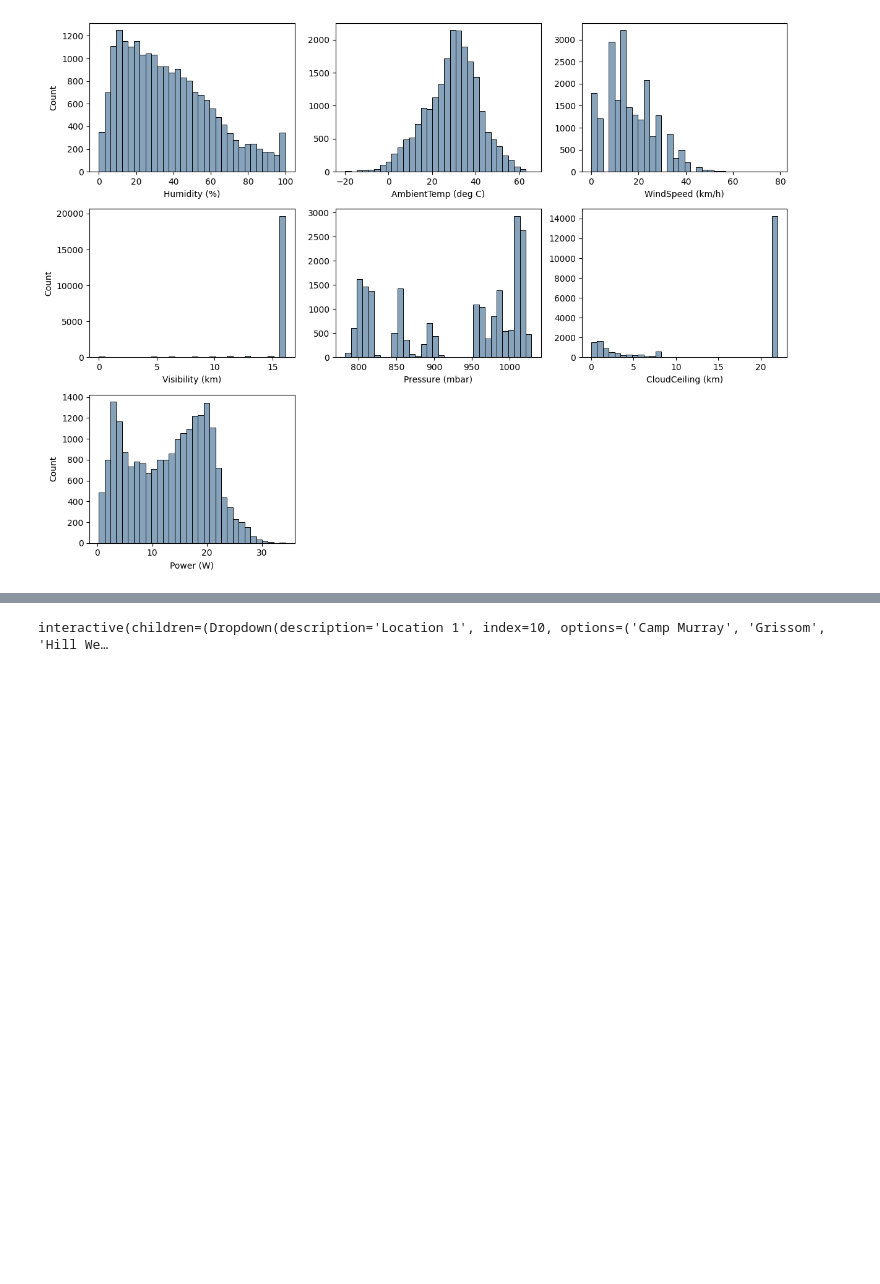
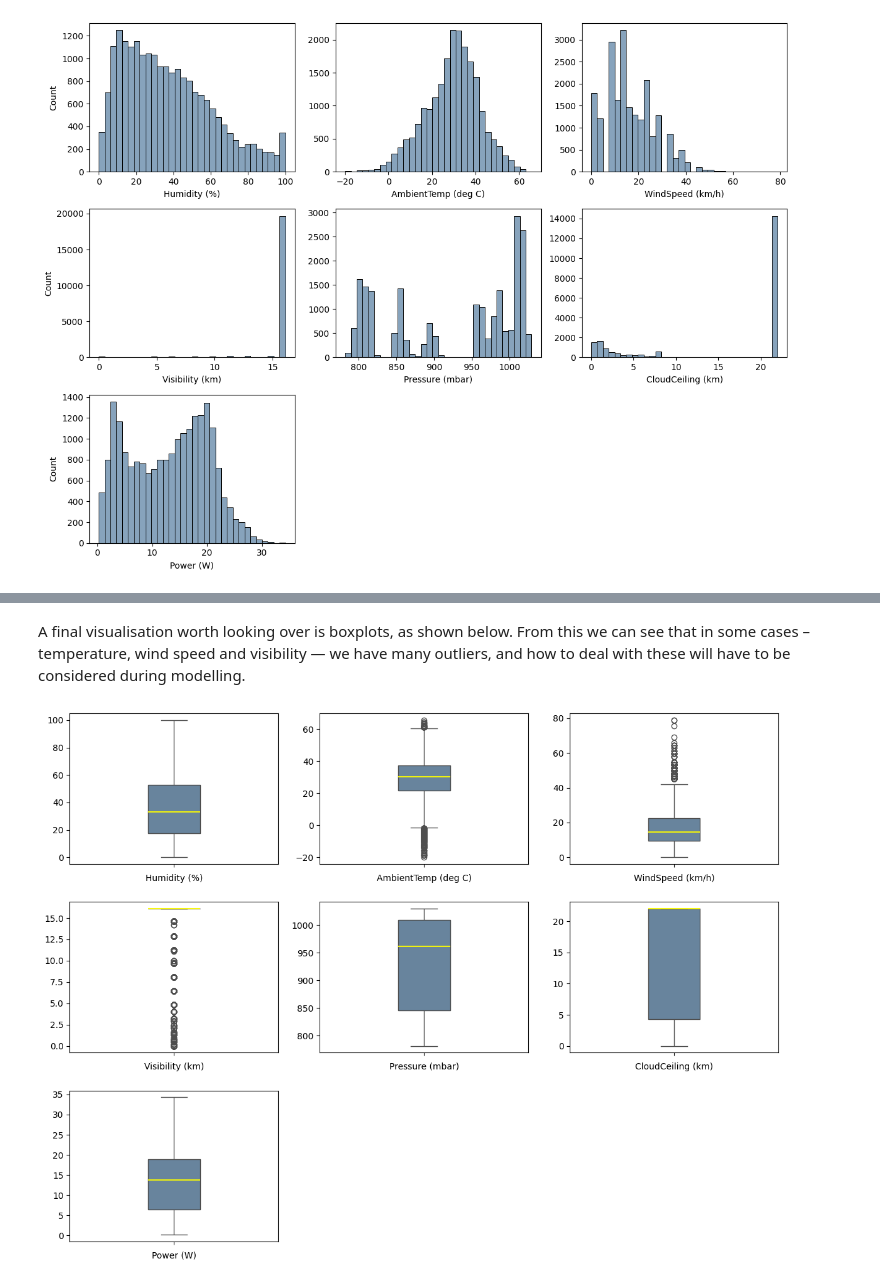
Before and after one commit to d-lazenby/solar-forecasting, a Jupyter notebook: eda_full.ipynb, the cells around one changed output, grey strips where cells are left out. Saved outputs shown, nothing was run; the diff lists cells and outputs as text; code cells hidden in the pictures; blank space fills up the shorter version.

```diff
--- a/eda_full.ipynb
+++ b/eda_full.ipynb
@@ -142,4 +119,6 @@ interactive(children=(Dropdown(description='Feature', index=6, options=('Humidit
+# %% [markdown]
+A final visualisation worth looking over is boxplots, as shown below. From this we can see that in some cases – temperature, wind speed and visibility — we have many outliers, and how to deal with these will have to be considered during modelling.
 # %%
-utils.compare_histograms(raw_clean, numerical_features, bins=16)
+utils.numerical_distributions(raw_clean, numerical_features, plot_type='box')
 # %% [output]
-interactive(children=(Dropdown(description='Location 1', index=10, options=('Camp Murray', 'Grissom', 'Hill We…
+[figure, added]
```
Also changed, not shown: parts of 13 cells of this notebook, 1 other file.
